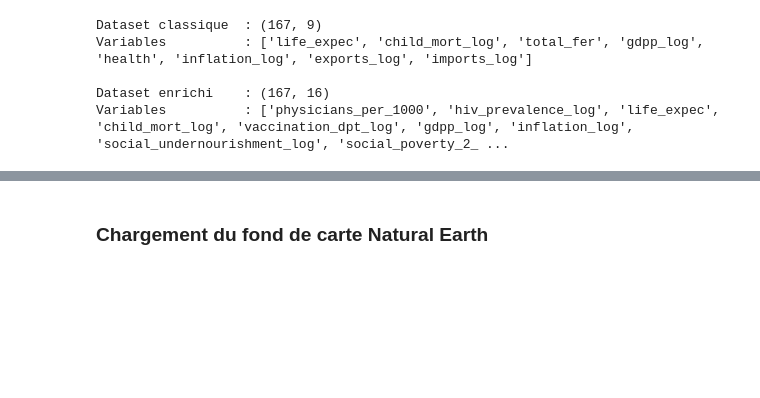
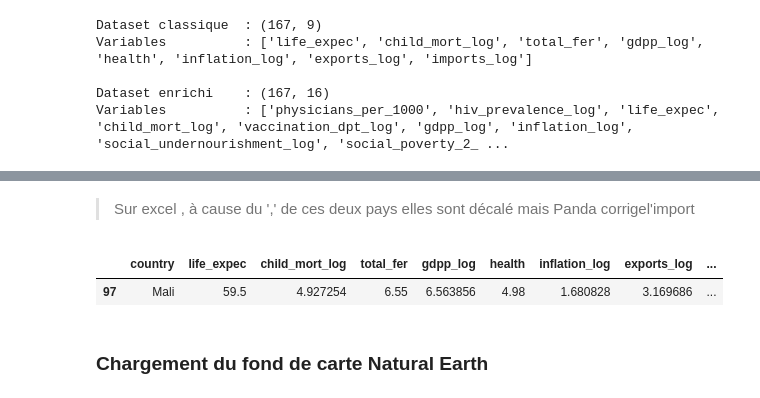
Before and after one commit to awa-d/ML2-project_clustering-countries, a Jupyter notebook: notebooks/P2_modeling.ipynb, the cells around one changed output, grey strips where cells are left out. Cells and saved outputs as stored; diff of their text form; code cells hidden in the pictures; blank space fills up the shorter version.

```diff
--- a/notebooks/P2_modeling.ipynb
+++ b/notebooks/P2_modeling.ipynb
@@ -74,3 +80,10 @@ Variables          : ['physicians_per_1000', 'hiv_prevalence_log', 'life_expec',
+# %% [markdown]
+>Sur excel , à cause du ',' de ces deux pays elles sont décalé mais Panda corrigel'import
+# %%
+df_raw[df_raw["country"].str.contains("Mali", case=False, na=False)]
+# %% [output]
+|  | country | life_expec | child_mort_log | total_fer | gdpp_log | health | inflation_log | exports_log | ... |
+| 97 | Mali | 59.5 | 4.927254 | 6.55 | 6.563856 | 4.98 | 1.680828 | 3.169686 | ... |
 # %% [markdown]
 ### Chargement du fond de carte Natural Earth
 # %%
```
Also changed, not shown: parts of 8 cells of this notebook.
